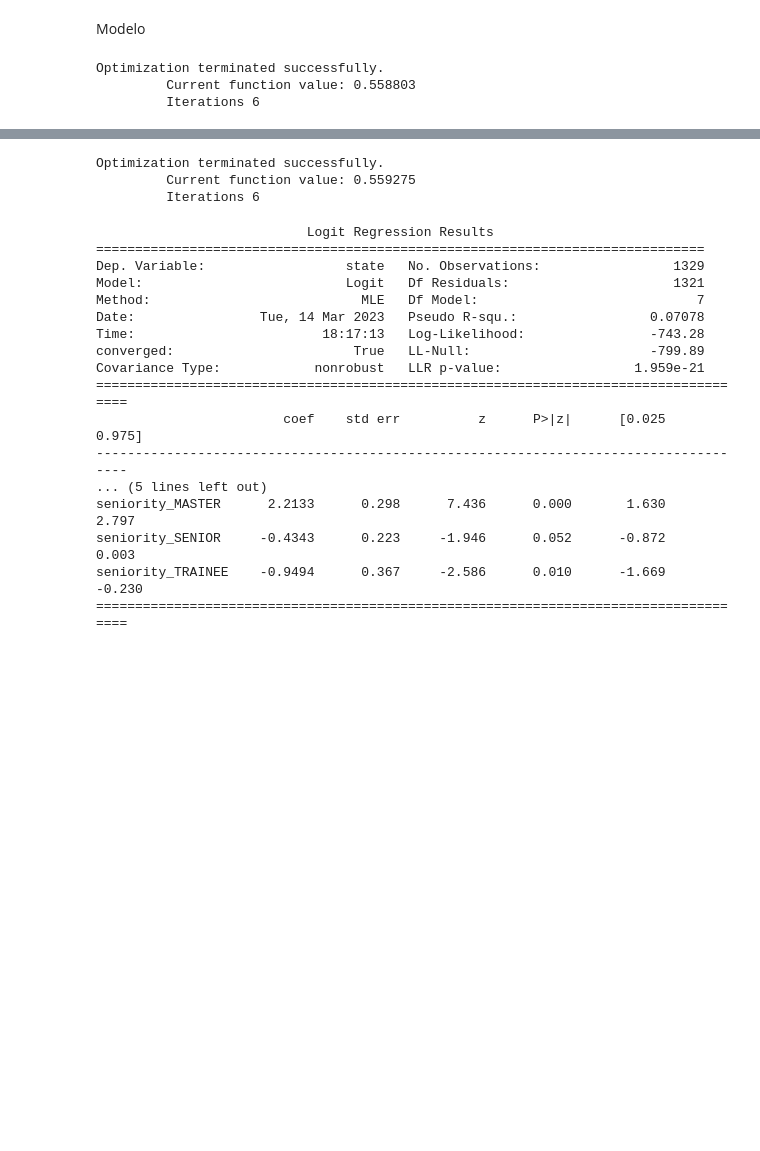
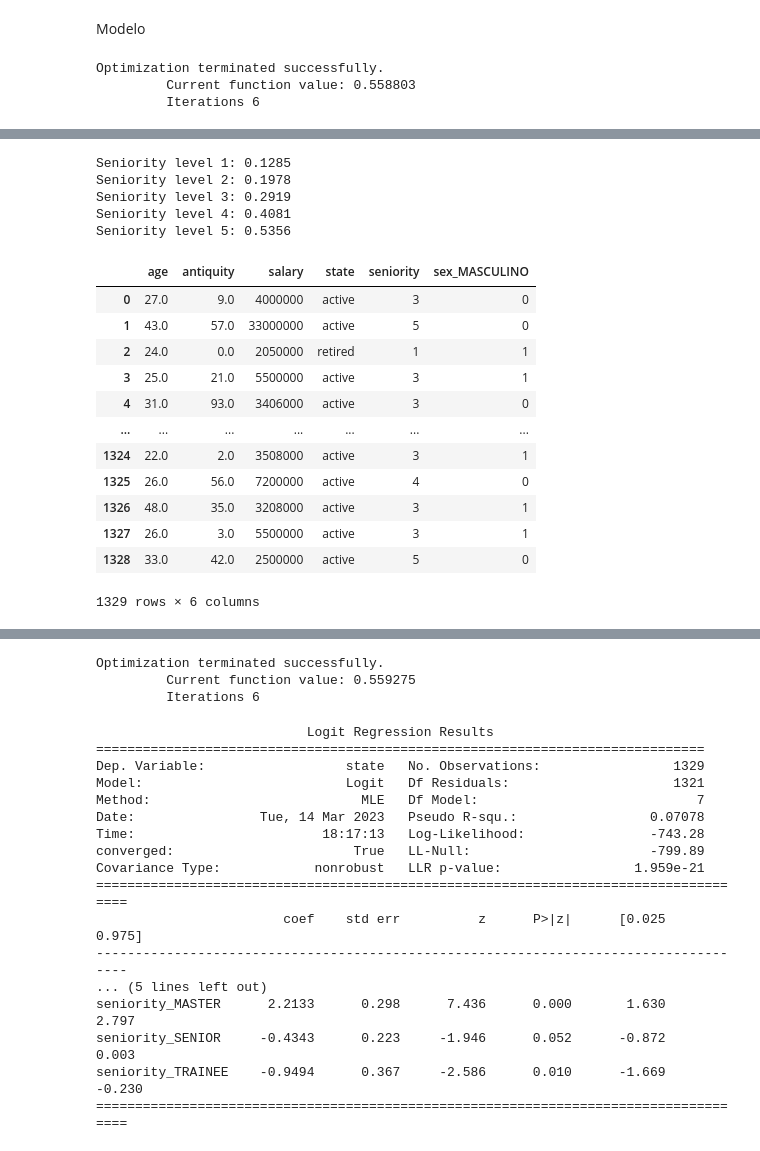
Before and after one commit to AlexanderPelaezJimenez/Pragma_mlops, a Jupyter notebook: Notebooks/model_statsmodel.ipynb, the cells around one changed output, grey strips where cells are left out. Drawn from its saved outputs; the diff is of its cells as text; code cells hidden in the pictures; blank space fills up the shorter version.

Commit message:
Se agregó reg con variable ordinal

```diff
--- a/Notebooks/model_statsmodel.ipynb
+++ b/Notebooks/model_statsmodel.ipynb
@@ -196,0 +225,3 @@ seniority_TRAINEE    -0.9572      0.367     -2.607      0.009      -1.677      -
+# %%
+df2 = pd.read_csv('../Data/data_v2.csv')
+df2 = df2.drop(['id','area','chapter'], axis=1)
@@ -196,0 +235,2 @@ seniority_TRAINEE    -0.9572      0.367     -2.607      0.009      -1.677      -
+# %%
+df2 = pd.get_dummies(df2, columns=['sex'], drop_first=True)
@@ -196,0 +253,14 @@ seniority_TRAINEE    -0.9572      0.367     -2.607      0.009      -1.677      -
+# %%
+# Crear un mapeo para la variable ordinal 'seniority
+
+seniority_mapping = {
+    'TRAINEE': 1,
+    'JUNIOR' : 2,
+    'ADVANCED' : 3,
+    'SENIOR' : 4,
+    'MASTER' : 5
+}
+
+# Aplicar el mapeo a la columna "seniority"
+
+df2['seniority'] = df2['seniority'].map(seniority_mapping)
@@ -196,0 +291,4 @@ seniority_TRAINEE    -0.9572      0.367     -2.607      0.009      -1.677      -
+# %%
+# Estandarizar las variables numéricas 'edad', 'salario' y 'antiguedad'
+scaler = StandardScaler()
+df2[['age', 'salary', 'antiquity']] = scaler.fit_transform(df2[['age', 'salary', 'antiquity']])
@@ -196,0 +327,33 @@ seniority_TRAINEE    -0.9572      0.367     -2.607      0.009      -1.677      -
+# %%
+# Calcular las medias de las variables independientes
+X_mean = X.mean()
+
+# Cambiar el valor de 'seniority' para cada nivel y calcular las posibilidades de renunciar
+seniority_levels = [1, 2, 3, 4, 5]
+for level in seniority_levels:
+    X_mean['seniority'] = level
+    logit = model_2.predict(X_mean.to_frame().T)  # Convertir la Serie en un DataFrame de una sola fila
+    probability = logit.iloc[0]  # Extraer la probabilidad estimada de la Serie resultante
+    print(f"Seniority level {level}: {probability:.4f}")
+# %% [output]
+Seniority level 1: 0.1285
+Seniority level 2: 0.1978
+Seniority level 3: 0.2919
+Seniority level 4: 0.4081
+Seniority level 5: 0.5356
+# %%
+df2
+# %% [output]
+|  | age | antiquity | salary | state | seniority | sex_MASCULINO |
+| 0 | 27.0 | 9.0 | 4000000 | active | 3 | 0 |
+| 1 | 43.0 | 57.0 | 33000000 | active | 5 | 0 |
+| 2 | 24.0 | 0.0 | 2050000 | retired | 1 | 1 |
+| 3 | 25.0 | 21.0 | 5500000 | active | 3 | 1 |
+| 4 | 31.0 | 93.0 | 3406000 | active | 3 | 0 |
+| ... | ... | ... | ... | ... | ... | ... |
+| 1324 | 22.0 | 2.0 | 3508000 | active | 3 | 1 |
+| 1325 | 26.0 | 56.0 | 7200000 | active | 4 | 0 |
+| 1326 | 48.0 | 35.0 | 3208000 | active | 3 | 1 |
+| 1327 | 26.0 | 3.0 | 5500000 | active | 3 | 1 |
+| 1328 | 33.0 | 42.0 | 2500000 | active | 5 | 0 |
+1329 rows × 6 columns
```
Also changed, not shown: parts of 20 cells of this notebook.
